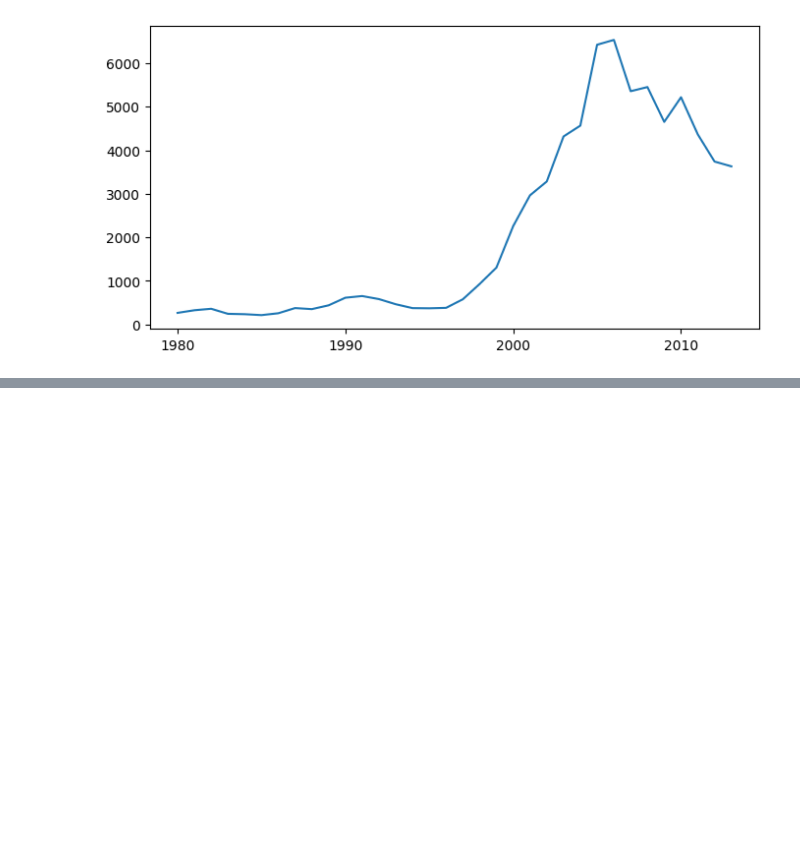
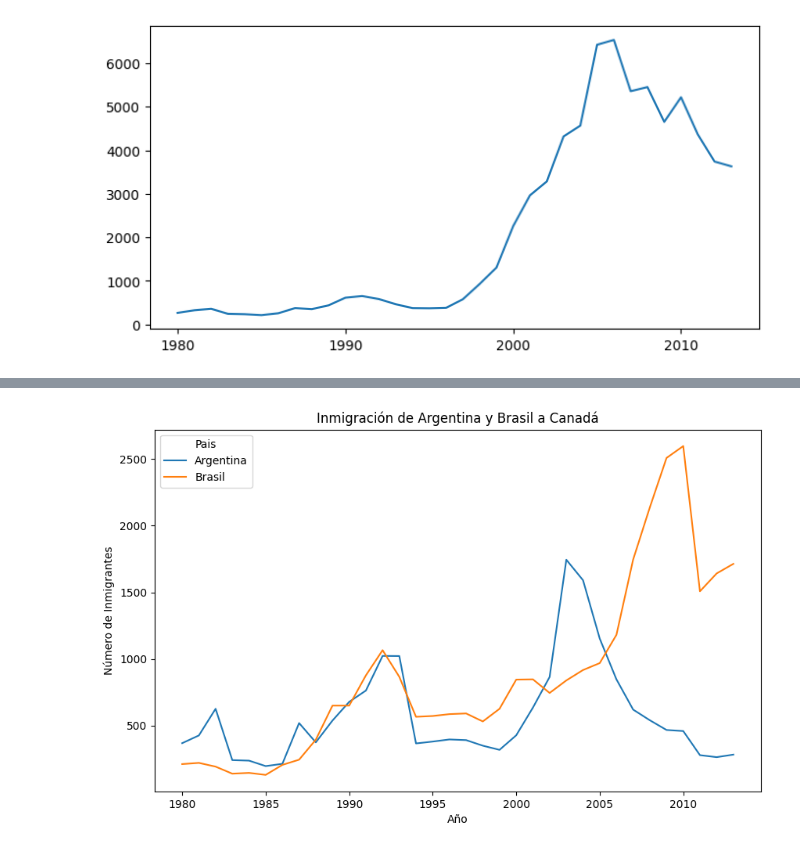
Before and after one commit to AngelTroncoso/Data_Science, a Jupyter notebook: 9_Visualizaciones.ipynb, the cells around one changed output, grey strips where cells are left out. Saved outputs shown, nothing was run; the diff lists cells and outputs as text; code cells hidden in the pictures; blank space fills up the shorter version.

```diff
--- a/9_Visualizaciones.ipynb
+++ b/9_Visualizaciones.ipynb
@@ -130,0 +172,4 @@ plt.show()
+# %%
+argentina_brasil = df.loc[['Argentina', 'Brasil'], anos]
+argentina_brasil = argentina_brasil.T
+argentina_brasil.head()
@@ -130,0 +183,10 @@ plt.show()
+# %%
+argentina_brasil.index = argentina_brasil.index.map(int)
+argentina_brasil.plot(kind='line', figsize=(10, 6))
+plt.title('Inmigración de Argentina y Brasil a Canadá')
+plt.xlabel('Año')
+plt.ylabel('Número de Inmigrantes')
+plt.xticks(range(1980, 2014, 5)) # Mostrar ticks cada 5 años
+plt.show()
+# %% [output]
+[figure, added]
```
Also changed, not shown: parts of 8 cells of this notebook.
